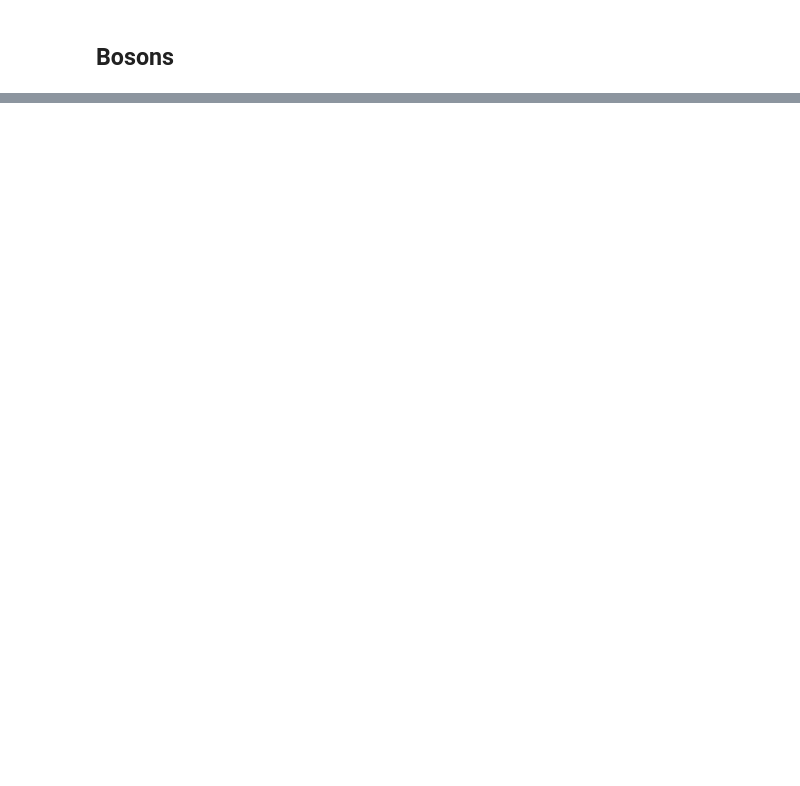
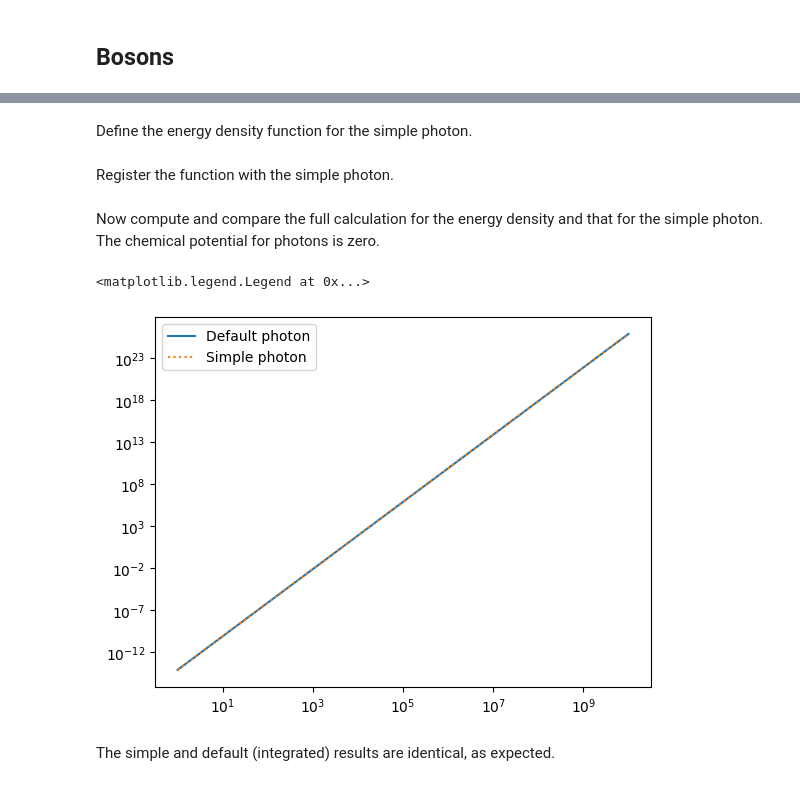
Before and after one commit to mbradle/wnstatmech, a Jupyter notebook: tutorial/wnstatmech_tutorial.ipynb, the cells around one changed output, grey strips where cells are left out. Saved outputs shown, nothing was run; the diff lists cells and outputs as text; code cells hidden in the pictures; blank space fills up the shorter version.

```diff
--- a/tutorial/wnstatmech_tutorial.ipynb
+++ b/tutorial/wnstatmech_tutorial.ipynb
@@ -167,0 +224,2 @@ Text(0, 0.5, 'P (dynes / cm$^2$)')
+# %%
+photon = ws.boson.create_photon()
@@ -167,0 +240,32 @@ Text(0, 0.5, 'P (dynes / cm$^2$)')
+# %%
+simple_photon = ws.boson.Boson("simple photon", 0, 2, 0)
+# %% [markdown]
+Define the energy density function for the simple photon.
+# %%
+def simple_photon_energy_density(T, alpha):
+    a = 4 * gc.consts.GSL_CONST_CGSM_STEFAN_BOLTZMANN_CONSTANT / gc.consts.GSL_CONST_CGSM_SPEED_OF_LIGHT
+    return a * T**4
+# %% [markdown]
+Register the function with the simple photon.
+# %%
+simple_photon.update_function("energy density", simple_photon_energy_density)
+# %% [markdown]
+Now compute and compare the full calculation for the energy density and that for the simple photon.  The chemical potential for photons is zero.
+# %%
+Ts = np.logspace(0, 10)
+
+u = [photon.compute_quantity("energy density", T, 0) for T in Ts]
+u_simple = [simple_photon.compute_quantity("energy density", T, 0) for T in Ts]
+
+plt.plot(Ts, u, label="Default photon")
+plt.plot(Ts, u_simple, ":", label="Simple photon")
+
+plt.xscale("log")
+plt.yscale("log")
+
+plt.legend()
+# %% [output]
+<matplotlib.legend.Legend at 0x...>
+[figure, added]
+# %% [markdown]
+The simple and default (integrated) results are identical, as expected.
```
Also changed, not shown: parts of 19 cells of this notebook.
